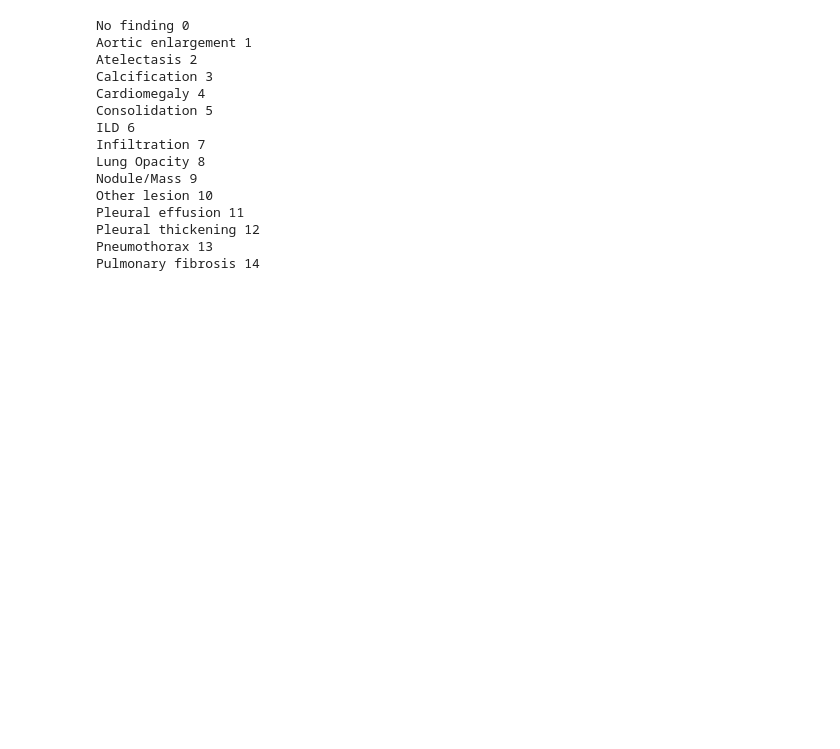
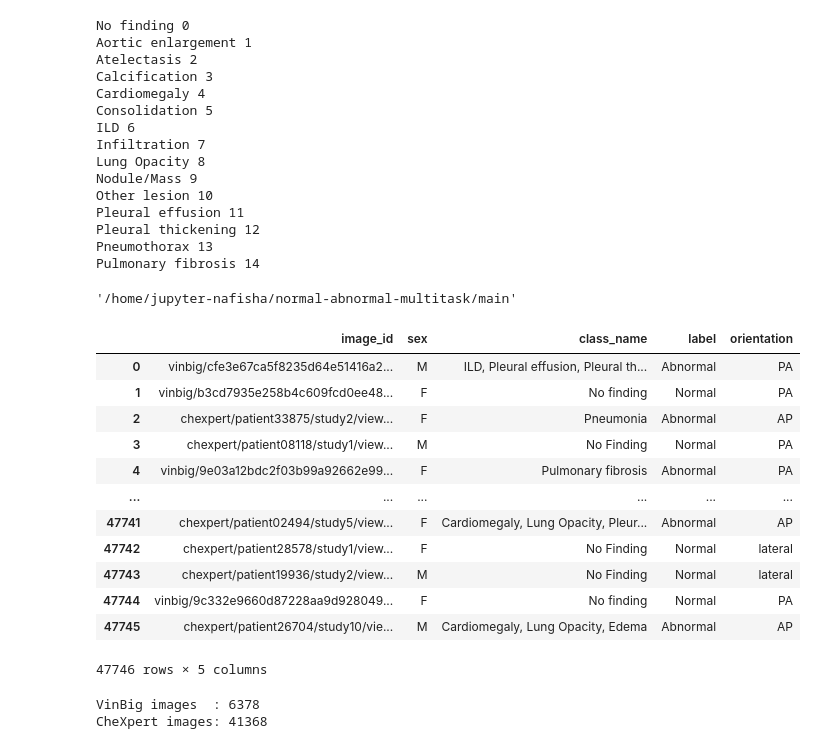
Before and after one commit to Nafishapanacea/normal-abnormal-multitask, a Jupyter notebook: test.ipynb, the cells around one changed output. Saved outputs shown, nothing was run; the diff lists cells and outputs as text; code cells hidden in the pictures; blank space fills up the shorter version.

```diff
--- a/test.ipynb
+++ b/test.ipynb
@@ -222,3 +236,25 @@ Pleural effusion 11
 Pleural thickening 12
 Pneumothorax 13
 Pulmonary fibrosis 14
+# %%
+pwd
+# %% [output]
+'/home/jupyter-nafisha/normal-abnormal-multitask/main'
+# %%
+import pandas as pd
+data = pd.read_csv('/home/jupyter-nafisha/X-ray-covariates/CSVs/combined.csv')
+data
+# %% [output]
+|  | image_id | sex | class_name | label | orientation |
+| 0 | vinbig/cfe3e67ca5f8235d64e51416a2... | M | ILD, Pleural effusion, Pleural th... | Abnormal | PA |
+| 1 | vinbig/b3cd7935e258b4c609fcd0ee48... | F | No finding | Normal | PA |
+| 2 | chexpert/patient33875/study2/view... | F | Pneumonia | Abnormal | AP |
+| 3 | chexpert/patient08118/study1/view... | M | No Finding | Normal | PA |
+| 4 | vinbig/9e03a12bdc2f03b99a92662e99... | F | Pulmonary fibrosis | Abnormal | PA |
+| ... | ... | ... | ... | ... | ... |
+| 47741 | chexpert/patient02494/study5/view... | F | Cardiomegaly, Lung Opacity, Pleur... | Abnormal | AP |
+| 47742 | chexpert/patient28578/study1/view... | F | No Finding | Normal | lateral |
+| 47743 | chexpert/patient19936/study2/view... | M | No Finding | Normal | lateral |
+| 47744 | vinbig/9c332e9660d87228aa9d928049... | F | No finding | Normal | PA |
+| 47745 | chexpert/patient26704/study10/vie... | M | Cardiomegaly, Lung Opacity, Edema | Abnormal | AP |
+47746 rows × 5 columns
@@ -224,0 +269,9 @@ Pulmonary fibrosis 14
+# %%
+vinbig_ids = data.loc[data["image_id"].str.startswith("vinbig/"), "image_id"].unique()
+chexpert_ids = data.loc[data["image_id"].str.startswith("chexpert/"), "image_id"].unique()
+
+print("VinBig images  :", len(vinbig_ids))
+print("CheXpert images:", len(chexpert_ids))
+# %% [output]
+VinBig images  : 6378
+CheXpert images: 41368
```
Also changed, not shown: parts of 26 cells of this notebook, 12 other files.
